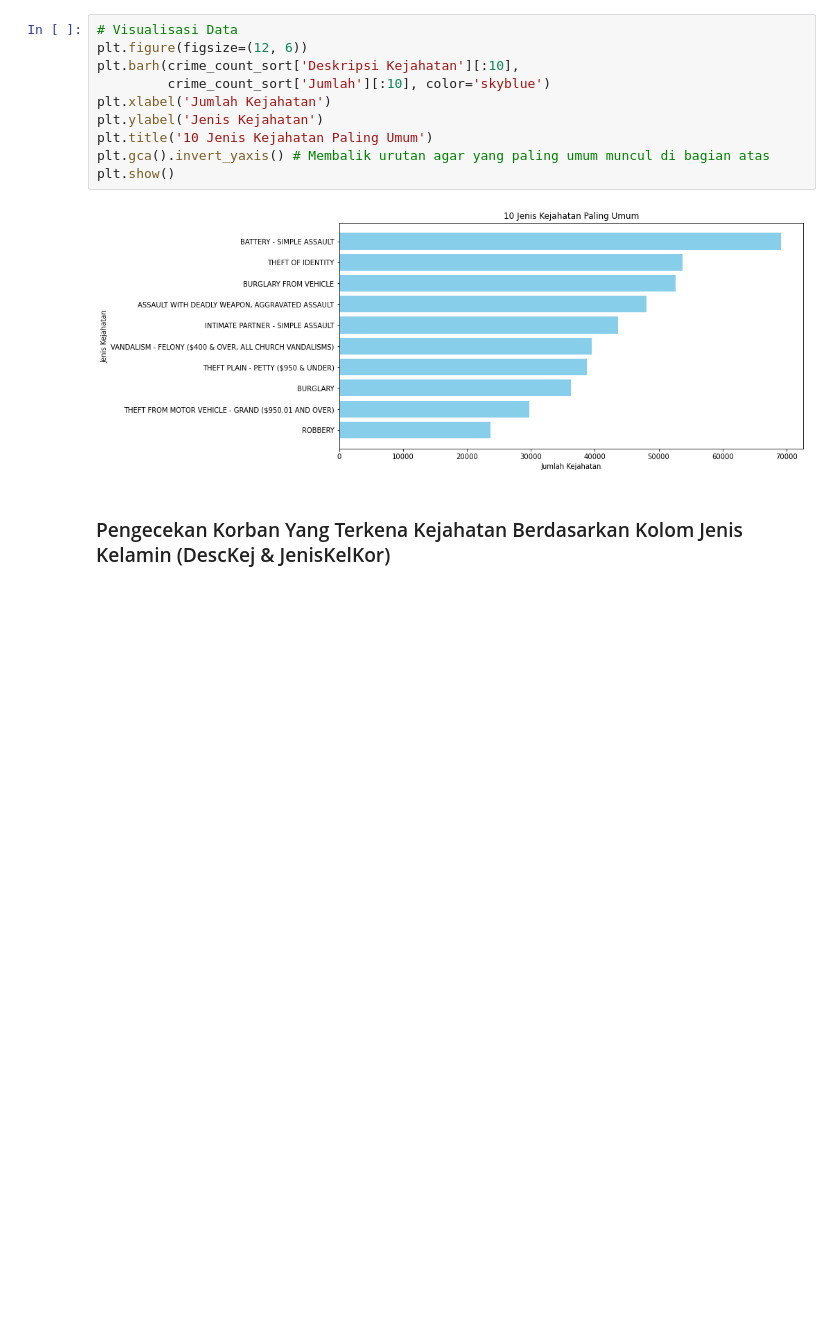
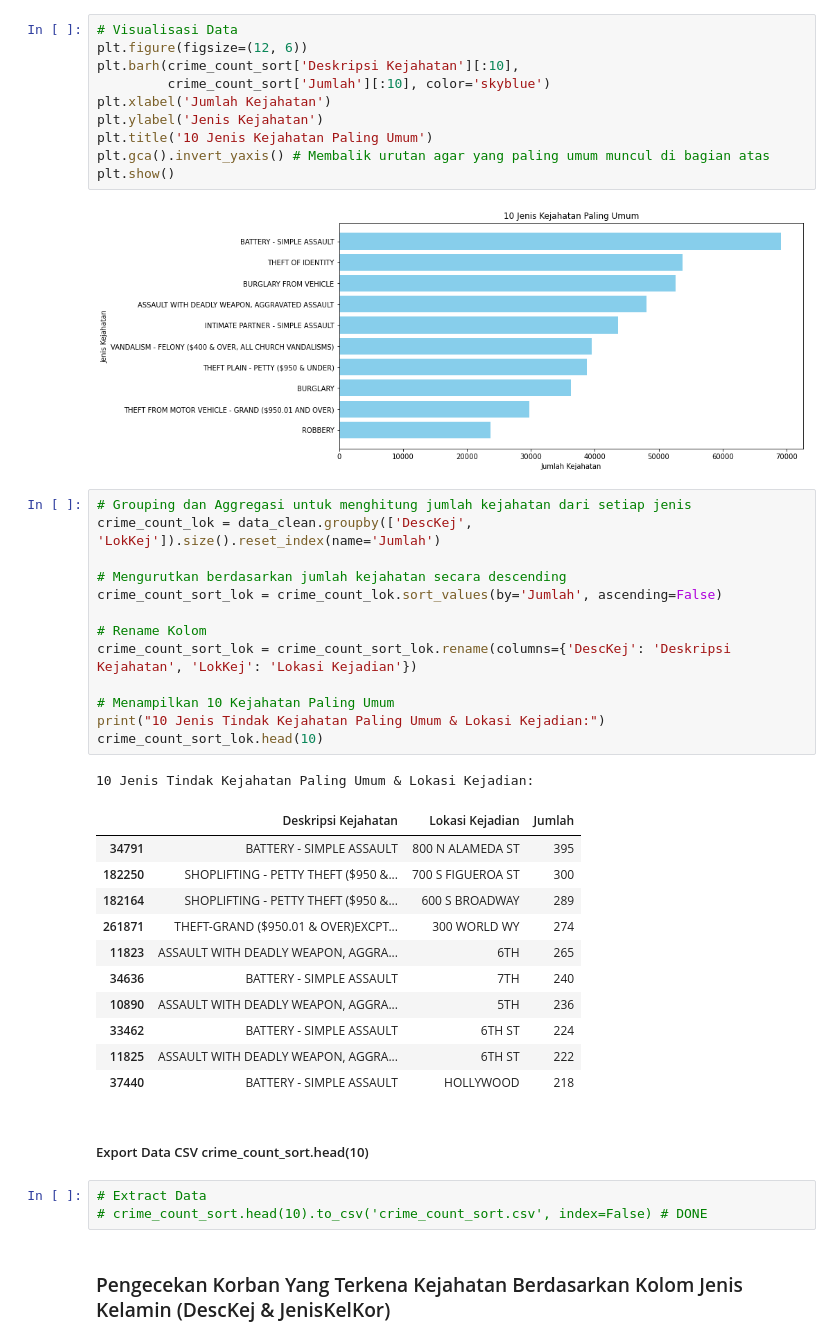
Before and after one commit to RIFF7/capstone-project, a Jupyter notebook: capstone_project.ipynb, the cells around one changed output. Cells and saved outputs as stored; diff of their text form; blank space fills up the shorter version.

Commit message:
Menambahkan proses analisa dan info grafis dari hasil dataset yang sudah dianalisa

```diff
--- a/capstone_project.ipynb
+++ b/capstone_project.ipynb
@@ -1549,6 +1549,37 @@ plt.gca().invert_yaxis() # Membalik urutan agar yang paling umum muncul di bagia
 plt.show()
 # %% [output]
 [figure]
+# %%
+# Grouping dan Aggregasi untuk menghitung jumlah kejahatan dari setiap jenis
+crime_count_lok = data_clean.groupby(['DescKej', 'LokKej']).size().reset_index(name='Jumlah')
+
+# Mengurutkan berdasarkan jumlah kejahatan secara descending
+crime_count_sort_lok = crime_count_lok.sort_values(by='Jumlah', ascending=False)
+
+# Rename Kolom
+crime_count_sort_lok = crime_count_sort_lok.rename(columns={'DescKej': 'Deskripsi Kejahatan', 'LokKej': 'Lokasi Kejadian'})
+
+# Menampilkan 10 Kejahatan Paling Umum
+print("10 Jenis Tindak Kejahatan Paling Umum & Lokasi Kejadian:")
+crime_count_sort_lok.head(10)
+# %% [output]
+10 Jenis Tindak Kejahatan Paling Umum & Lokasi Kejadian:
+|  | Deskripsi Kejahatan | Lokasi Kejadian | Jumlah |
+| 34791 | BATTERY - SIMPLE ASSAULT | 800 N ALAMEDA ST | 395 |
+| 182250 | SHOPLIFTING - PETTY THEFT ($950 &... | 700 S FIGUEROA ST | 300 |
+| 182164 | SHOPLIFTING - PETTY THEFT ($950 &... | 600 S BROADWAY | 289 |
+| 261871 | THEFT-GRAND ($950.01 & OVER)EXCPT... | 300 WORLD WY | 274 |
+| 11823 | ASSAULT WITH DEADLY WEAPON, AGGRA... | 6TH | 265 |
+| 34636 | BATTERY - SIMPLE ASSAULT | 7TH | 240 |
+| 10890 | ASSAULT WITH DEADLY WEAPON, AGGRA... | 5TH | 236 |
+| 33462 | BATTERY - SIMPLE ASSAULT | 6TH ST | 224 |
+| 11825 | ASSAULT WITH DEADLY WEAPON, AGGRA... | 6TH ST | 222 |
+| 37440 | BATTERY - SIMPLE ASSAULT | HOLLYWOOD | 218 |
+# %% [markdown]
+##### Export Data CSV crime_count_sort.head(10)
+# %%
+# Extract Data
+# crime_count_sort.head(10).to_csv('crime_count_sort.csv', index=False) # DONE
 # %% [markdown]
 ### Pengecekan Korban Yang Terkena Kejahatan Berdasarkan Kolom Jenis Kelamin (DescKej & JenisKelKor)
 # %%
```
Also changed, not shown: 2 other files.
